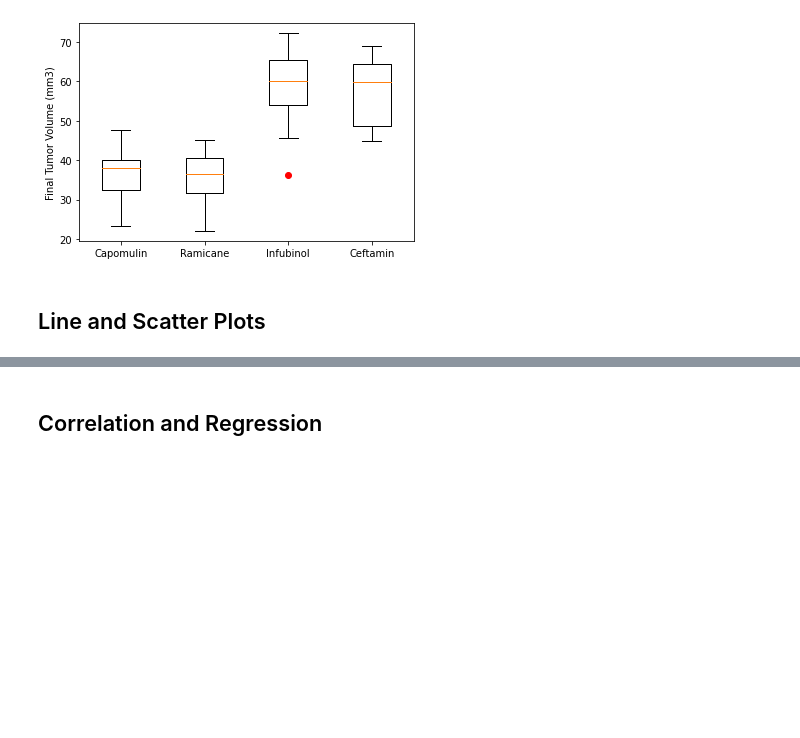
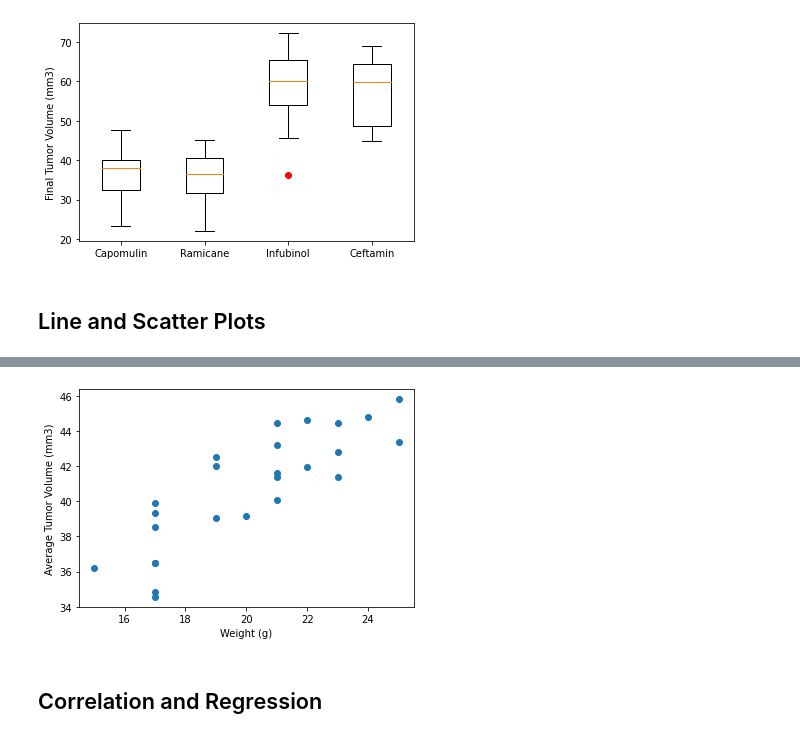
Before and after one commit to dganderson94/matplotlib-challenge, a Jupyter notebook: Pymaceuticals/pymaceuticals.ipynb, the cells around one changed output, grey strips where cells are left out. Saved outputs shown, nothing was run; the diff lists cells and outputs as text; code cells hidden in the pictures; blank space fills up the shorter version.

```diff
--- a/Pymaceuticals/pymaceuticals.ipynb
+++ b/Pymaceuticals/pymaceuticals.ipynb
@@ -239,3 +245,18 @@ plt.show()
+# %%
+# Generate a scatter plot of average tumor volume vs. mouse weight for the Capomulin regimen
+capo_df = clean_df.loc[
+    (clean_df['Drug Regimen'] == 'Capomulin'),
+    ('Mouse ID', 'Drug Regimen', 'Tumor Volume (mm3)', 'Weight (g)')
+]
+capo_df.head()
+mice_group = capo_df.groupby(['Mouse ID']).mean()
+
+plt.scatter(mice_group.loc[:, ['Weight (g)']], mice_group.loc[:, ['Tumor Volume (mm3)']])
+plt.xlabel('Weight (g)')
+plt.ylabel('Average Tumor Volume (mm3)')
+plt.show()
+# %% [output]
+[figure, added]
 # %% [markdown]
 ## Correlation and Regression
 # %%
```
Also changed, not shown: parts of 2 cells of this notebook.
